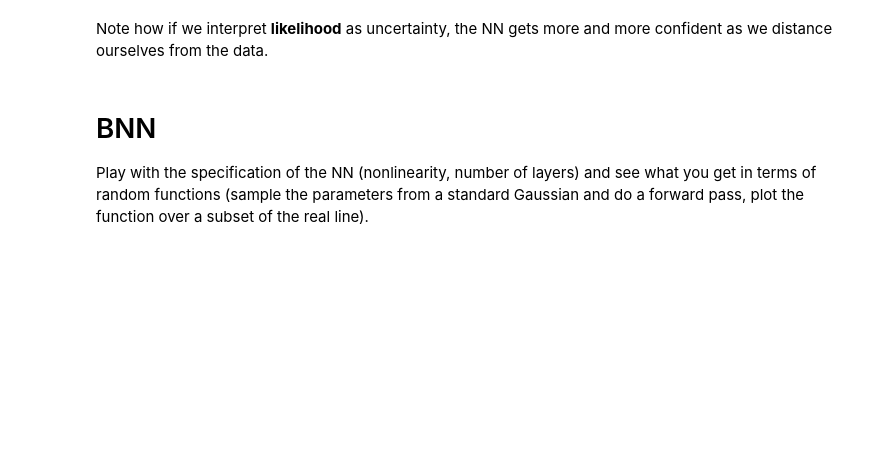
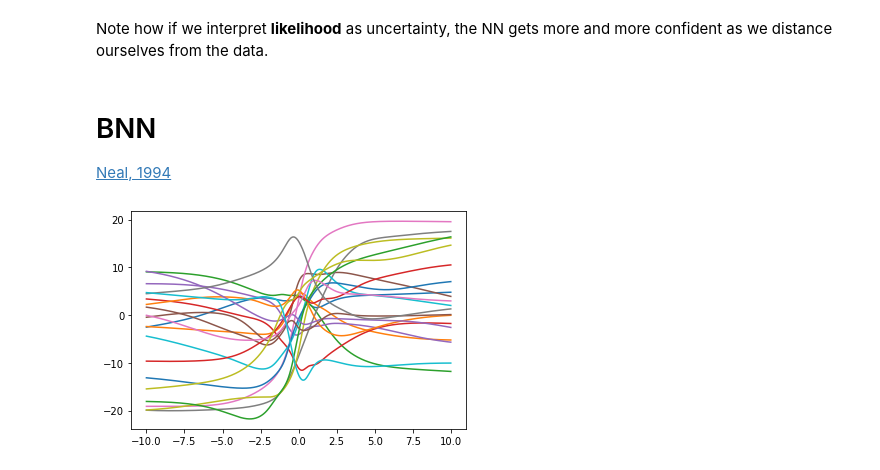
Before and after one commit to probabll/probabll.github.io, a Jupyter notebook: slides/BNNs.ipynb, the cells around one changed output. Drawn from its saved outputs; the diff is of its cells as text; code cells hidden in the pictures; blank space fills up the shorter version.

```diff
--- a/slides/BNNs.ipynb
+++ b/slides/BNNs.ipynb
@@ -161,7 +161,42 @@ plt.savefig('bin-classification-NN.png')
 <Figure size 432x288 with 0 Axes>
 # %% [markdown]
 Note how if we interpret **likelihood** as uncertainty, the NN gets more and more confident as we distance ourselves from the data.
-# %% [markdown]
-# BNN
-
-Play with the specification of the NN (nonlinearity, number of layers) and see what you get in terms of random functions (sample the parameters from a standard Gaussian and do a forward pass, plot the function over a subset of the real line).
+# %% [markdown]
+# BNN
+
+[Neal, 1994](https://www.cs.toronto.edu/~radford/ftp/pin.pdf)
+# %%
+def fn(h, activation):
+    if activation == 'step':
+        return np.heaviside(h, 0)
+    elif activation == 'relu':
+        return np.maximum(h, 0)
+    elif activation == 'sigmoid':
+        return 1/(1 + np.exp(-h))
+    elif activation == 'softplus':
+        return np.log1p(np.exp(h))
+    elif activation == 'tanh':
+        return np.tanh(h)
+    elif activation == 'abs':
+        return np.abs(h)
+    else:  # linear
+        return h
+# %%
+def bnn(x, activation='tanh', H=100, su=1., sa=1., sv=1., sb=1.):
+    """
+    I use the notation of [Neal, 1994](https://www.cs.toronto.edu/~radford/ftp/pin.pdf)
+    """
+    U = np.random.normal(0, su, [H, 1]).transpose()
+    a = np.random.normal(0, sa, [H, 1]).transpose()
+    V = np.random.normal(0, sv, [1, H]).transpose()
+    b = np.random.normal(0, sb, [1, 1]).transpose()
+    return np.matmul(fn(np.matmul(x, U) + a, activation), V) + b
+# %%
+inputs = np.linspace(-10, 10, 1000)
+for i in range(20):
+    _ = plt.plot(
+        inputs[:, None],
+        bnn(inputs[:, None], 'tanh'),
+        '-', markersize=0.5)
+# %% [output]
+[figure, added]
```
Also changed, not shown: parts of 5 cells of this notebook.
